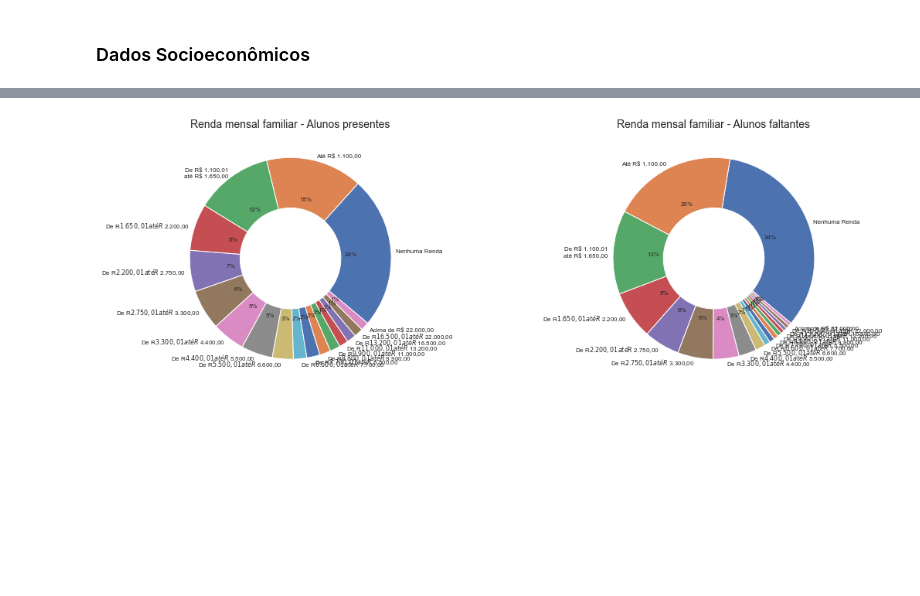
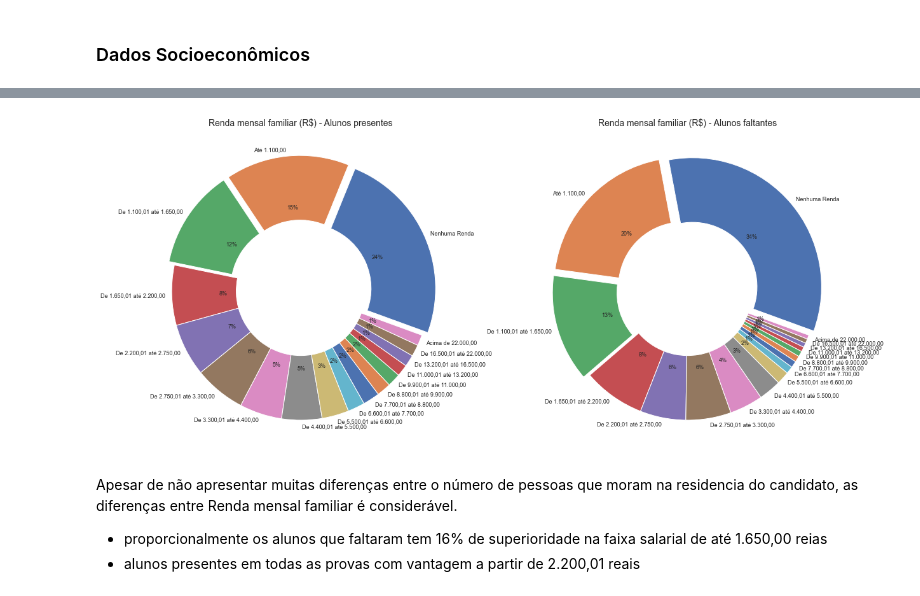
Before and after one commit to guinb/treinamento-semantix, a Jupyter notebook: Projeto ENEM - Candidatos que faltaram na prova.ipynb, the cells around one changed output, grey strips where cells are left out. Drawn from its saved outputs; the diff is of its cells as text; code cells hidden in the pictures; blank space fills up the shorter version.

Commit message:
Update Projeto ENEM - Candidatos que faltaram na prova.ipynb
Versão 0.3

```diff
--- a/Projeto ENEM - Candidatos que faltaram na prova.ipynb
+++ b/Projeto ENEM - Candidatos que faltaram na prova.ipynb
@@ -455,21 +540,26 @@ plt.show()
 # %%
-labels = ['Nenhuma Renda','Até R$ 1.100,00','De R$ 1.100,01\naté R$ 1.650,00','De R$ 1.650,01 até R$ 2.200,00',
-          'De R$ 2.200,01 até R$ 2.750,00','De R$ 2.750,01 até R$ 3.300,00','De R$ 3.300,01 até R$ 4.400,00',
-          'De R$ 4.400,01 até R$ 5.500,00','De R$ 5.500,01 até R$ 6.600,00','De R$ 6.600,01 até R$ 7.700,00',
-          'De R$ 7.700,01 até R$ 8.800,00','De R$ 8.800,01 até R$ 9.900,00','De R$ 9.900,01 até R$ 11.000,00',
-          'De R$ 11.000,01 até R$ 13.200,00','De R$ 13.200,01 até R$ 16.500,00','De R$ 16.500,01 até R$ 22.000,00',
-          'Acima de R$ 22.000,00']
+labels = ['Nenhuma Renda','Até 1.100,00','De 1.100,01 até 1.650,00','De 1.650,01 até 2.200,00',
+          'De 2.200,01 até 2.750,00','De 2.750,01 até 3.300,00','De 3.300,01 até 4.400,00',
+          'De 4.400,01 até 5.500,00','De 5.500,01 até 6.600,00','De 6.600,01 até 7.700,00',
+          'De 7.700,01 até 8.800,00','De 8.800,01 até 9.900,00','De 9.900,01 até 11.000,00',
+          'De 11.000,01 até 13.200,00','De 13.200,01 até 16.500,00','De 16.500,01 até 22.000,00',
+          'Acima de 22.000,00']
+explode = (0.05, 0.05, 0.05, 0, 0, 0, 0, 0, 0, 0, 0, 0, 0, 0, 0, 0, 0)
 
-fig, (ax0, ax1) = plt.subplots(1, 2, figsize=(18,6))
+fig, (ax0, ax1) = plt.subplots(1, 2, figsize=(20,10))
 
-ax0.pie(x=dados.query('BOL_FALTA == False')['Q006'].value_counts(), labels=labels, autopct='%.0f%%',
-        labeldistance=1.05, wedgeprops=dict(width=0.5), startangle=-40, textprops={'fontsize': 8})
-ax0.set_title('Renda mensal familiar - Alunos presentes', fontsize=14)
+ax0.pie(x=dados.query('BOL_FALTA == False')['Q006'].value_counts(), labels=labels, autopct='%.0f%%', explode=explode,
+        labeldistance=1.05, wedgeprops=dict(width=0.5), startangle=-20, textprops={'fontsize': 9})
+ax0.set_title('Renda mensal familiar (R$) - Alunos presentes', fontsize=14)
 
-ax1.pie(x=dados.query('BOL_FALTA == True')['Q006'].value_counts(), labels=labels, autopct='%.0f%%',
-        labeldistance=1.05, wedgeprops=dict(width=0.5), startangle=-40, textprops={'fontsize': 8})
-ax1.set_title('Renda mensal familiar - Alunos faltantes', fontsize=14)
+ax1.pie(x=dados.query('BOL_FALTA == True')['Q006'].value_counts(), labels=labels, autopct='%.0f%%', explode=explode,
+        labeldistance=1.05, wedgeprops=dict(width=0.5), startangle=-20, textprops={'fontsize': 9})
+ax1.set_title('Renda mensal familiar (R$) - Alunos faltantes', fontsize=14)
 
 plt.show()
 # %% [output]
-[figure, old version]
+[figure, new version]
+# %% [markdown]
+Apesar de não apresentar muitas diferenças entre o número de pessoas que moram na residencia do candidato, as diferenças entre Renda mensal familiar é considerável.
+- proporcionalmente os alunos que faltaram tem 16% de superioridade na faixa salarial de até 1.650,00 reias
+- alunos presentes em todas as provas com vantagem a partir de 2.200,01 reais
```
Also changed, not shown: parts of 19 cells of this notebook.
